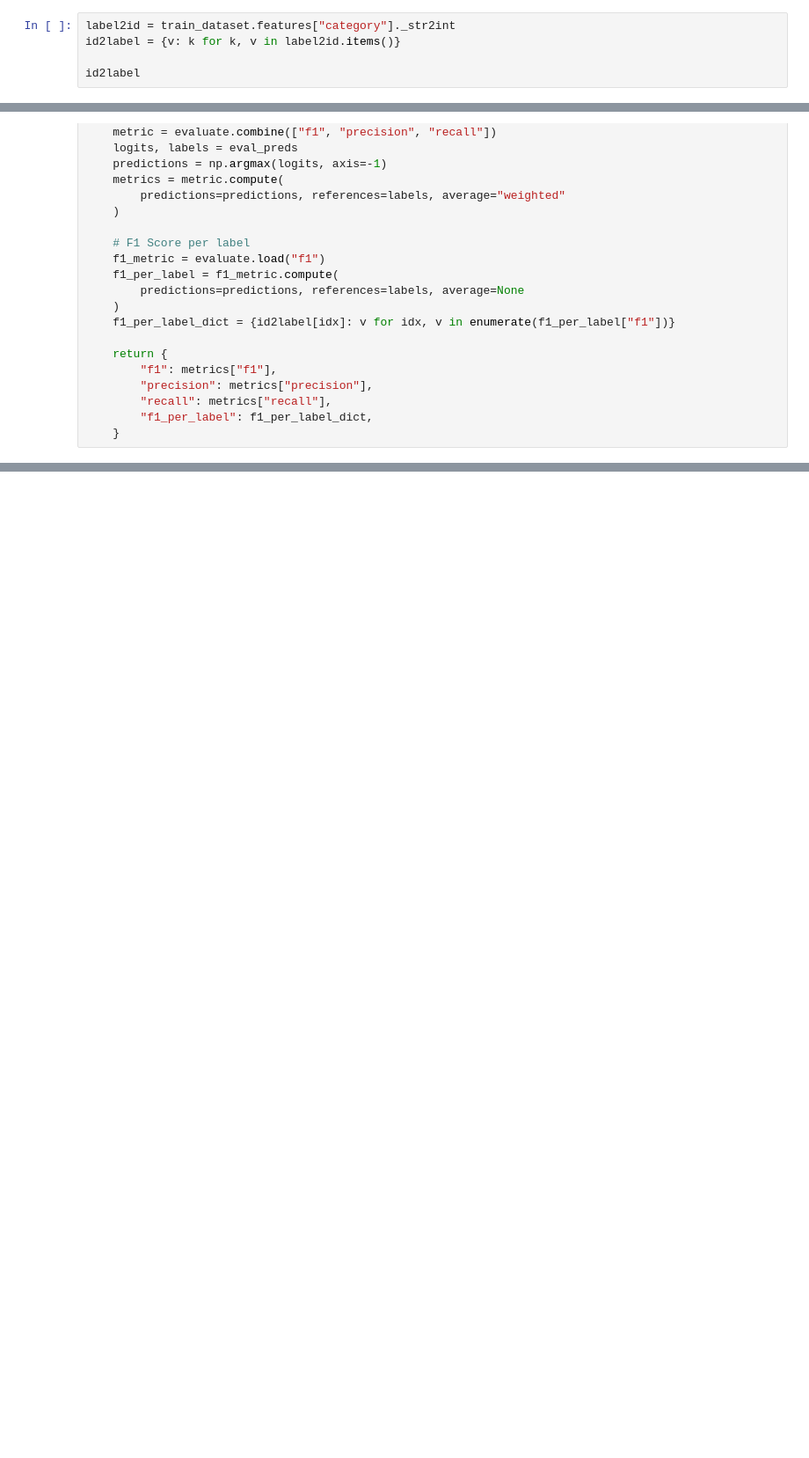
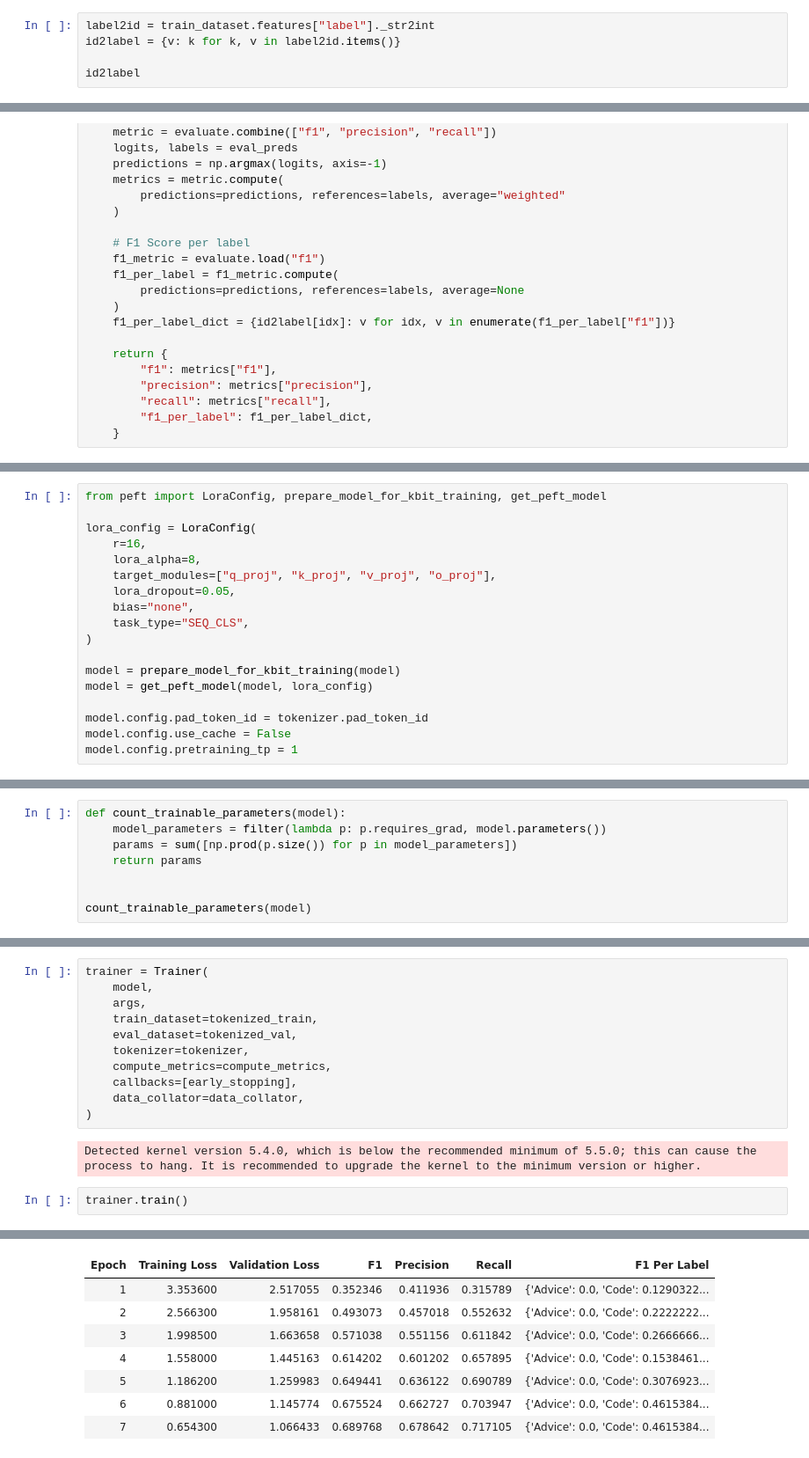
Before and after one commit to Shahdsaf/text_classification_with_LLMs, a Jupyter notebook: classification.ipynb, the cells around one changed output, grey strips where cells are left out. Shown at 88% size. Drawn from its saved outputs; the diff is of its cells as text; blank space fills up the shorter version.

```diff
--- a/classification.ipynb
+++ b/classification.ipynb
@@ -172,6 +175,6 @@ test_dataset = Dataset.from_pandas(test, split="test").cast_column(
 )
 # %%
-label2id = train_dataset.features["category"]._str2int
+label2id = train_dataset.features["label"]._str2int
 id2label = {v: k for k, v in label2id.items()}
 
 id2label
@@ -249,0 +319,18 @@ model = AutoModelForSequenceClassification.from_pretrained(
+# %%
+from peft import LoraConfig, prepare_model_for_kbit_training, get_peft_model
+
+lora_config = LoraConfig(
+    r=16,
+    lora_alpha=8,
+    target_modules=["q_proj", "k_proj", "v_proj", "o_proj"],
+    lora_dropout=0.05,
+    bias="none",
+    task_type="SEQ_CLS",
+)
+
+model = prepare_model_for_kbit_training(model)
+model = get_peft_model(model, lora_config)
+
+model.config.pad_token_id = tokenizer.pad_token_id
+model.config.use_cache = False
+model.config.pretraining_tp = 1
@@ -249,0 +341,8 @@ model = AutoModelForSequenceClassification.from_pretrained(
+# %%
+def count_trainable_parameters(model):
+    model_parameters = filter(lambda p: p.requires_grad, model.parameters())
+    params = sum([np.prod(p.size()) for p in model_parameters])
+    return params
+
+
+count_trainable_parameters(model)
@@ -249,0 +385,16 @@ model = AutoModelForSequenceClassification.from_pretrained(
+# %%
+trainer = Trainer(
+    model,
+    args,
+    train_dataset=tokenized_train,
+    eval_dataset=tokenized_val,
+    tokenizer=tokenizer,
+    compute_metrics=compute_metrics,
+    callbacks=[early_stopping],
+    data_collator=data_collator,
+)
+# %% [output]
+Detected kernel version 5.4.0, which is below the recommended minimum of 5.5.0; this can cause the process to hang. It is recommended to upgrade the kernel to the minimum version or higher.
+# %%
+trainer.train()
+# %% [output]
@@ -249,0 +403,8 @@ model = AutoModelForSequenceClassification.from_pretrained(
+| Epoch | Training Loss | Validation Loss | F1 | Precision | Recall | F1 Per Label |
+| 1 | 3.353600 | 2.517055 | 0.352346 | 0.411936 | 0.315789 | {'Advice': 0.0, 'Code': 0.1290322... |
+| 2 | 2.566300 | 1.958161 | 0.493073 | 0.457018 | 0.552632 | {'Advice': 0.0, 'Code': 0.2222222... |
+| 3 | 1.998500 | 1.663658 | 0.571038 | 0.551156 | 0.611842 | {'Advice': 0.0, 'Code': 0.2666666... |
+| 4 | 1.558000 | 1.445163 | 0.614202 | 0.601202 | 0.657895 | {'Advice': 0.0, 'Code': 0.1538461... |
+| 5 | 1.186200 | 1.259983 | 0.649441 | 0.636122 | 0.690789 | {'Advice': 0.0, 'Code': 0.3076923... |
+| 6 | 0.881000 | 1.145774 | 0.675524 | 0.662727 | 0.703947 | {'Advice': 0.0, 'Code': 0.4615384... |
+| 7 | 0.654300 | 1.066433 | 0.689768 | 0.678642 | 0.717105 | {'Advice': 0.0, 'Code': 0.4615384... |
```
Also changed, not shown: parts of 20 cells of this notebook, 1 other file.
